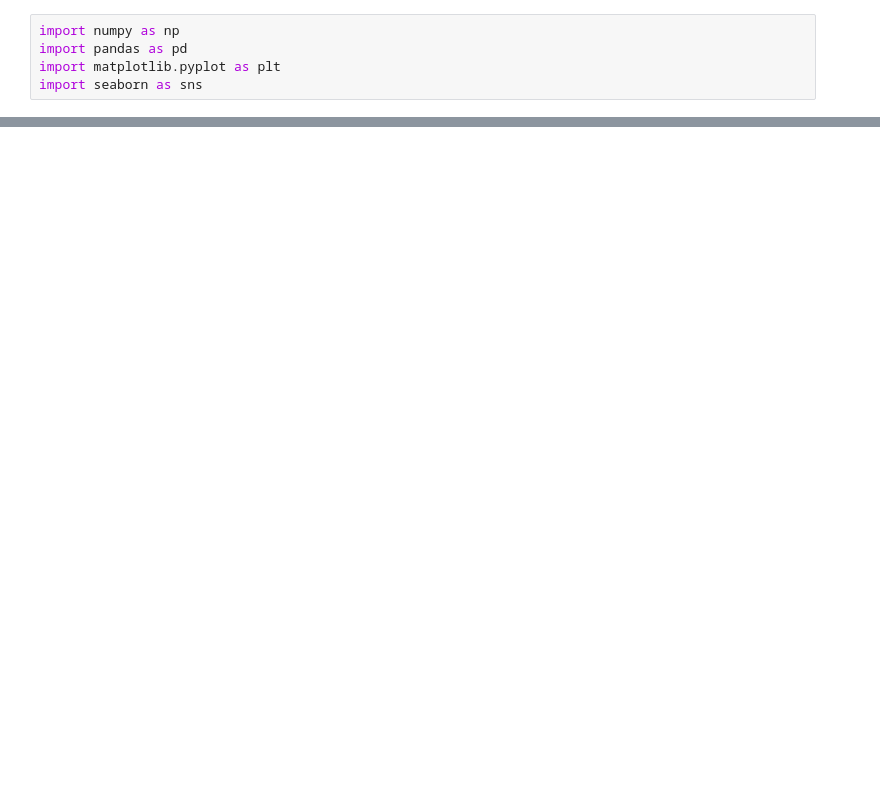
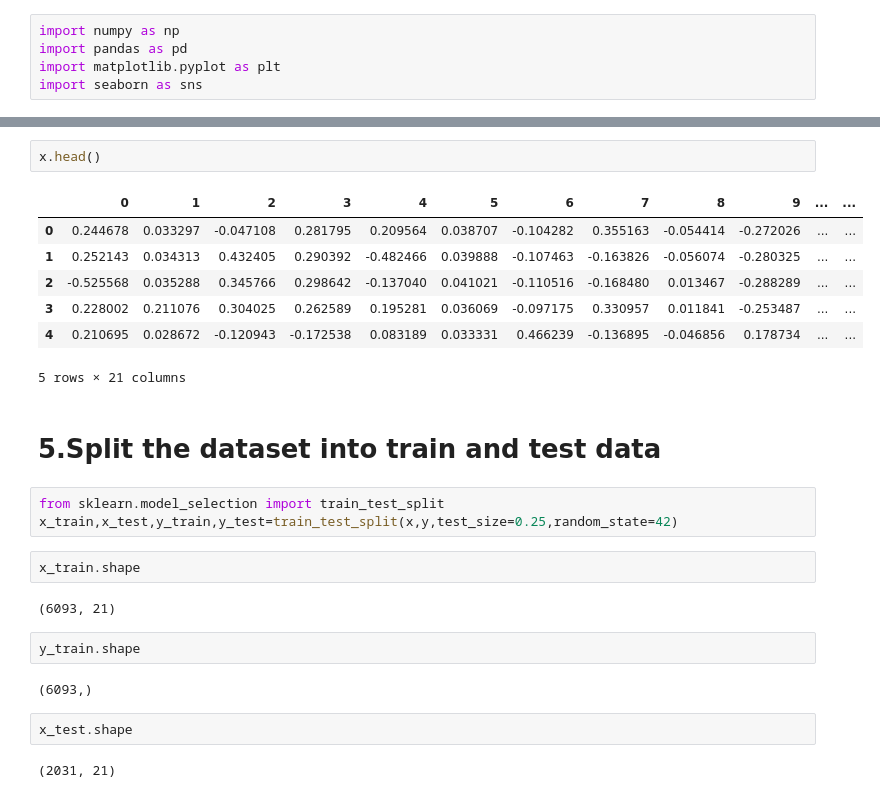
Before and after one commit to Arvnd7486/Aravind-krishnan-m.s, a Jupyter notebook: Untitled1.ipynb, the cells around one changed output, grey strips where cells are left out. Drawn from its saved outputs; the diff is of its cells as text; blank space fills up the shorter version.

```diff
--- a/Untitled1.ipynb
+++ b/Untitled1.ipynb
@@ -118,0 +223,27 @@ plt.tight_layout()
+# %%
+x.head()
+# %% [output]
+|  | 0 | 1 | 2 | 3 | 4 | 5 | 6 | 7 | 8 | 9 | ... | ... |
+| 0 | 0.244678 | 0.033297 | -0.047108 | 0.281795 | 0.209564 | 0.038707 | -0.104282 | 0.355163 | -0.054414 | -0.272026 | ... | ... |
+| 1 | 0.252143 | 0.034313 | 0.432405 | 0.290392 | -0.482466 | 0.039888 | -0.107463 | -0.163826 | -0.056074 | -0.280325 | ... | ... |
+| 2 | -0.525568 | 0.035288 | 0.345766 | 0.298642 | -0.137040 | 0.041021 | -0.110516 | -0.168480 | 0.013467 | -0.288289 | ... | ... |
+| 3 | 0.228002 | 0.211076 | 0.304025 | 0.262589 | 0.195281 | 0.036069 | -0.097175 | 0.330957 | 0.011841 | -0.253487 | ... | ... |
+| 4 | 0.210695 | 0.028672 | -0.120943 | -0.172538 | 0.083189 | 0.033331 | 0.466239 | -0.136895 | -0.046856 | 0.178734 | ... | ... |
+5 rows × 21 columns
+# %% [markdown]
+# 5.Split the dataset into train and test data
+# %%
+from sklearn.model_selection import train_test_split
+x_train,x_test,y_train,y_test=train_test_split(x,y,test_size=0.25,random_state=42)
+# %%
+x_train.shape
+# %% [output]
+(6093, 21)
+# %%
+y_train.shape
+# %% [output]
+(6093,)
+# %%
+x_test.shape
+# %% [output]
+(2031, 21)
```
Also changed, not shown: parts of 74 cells of this notebook.
